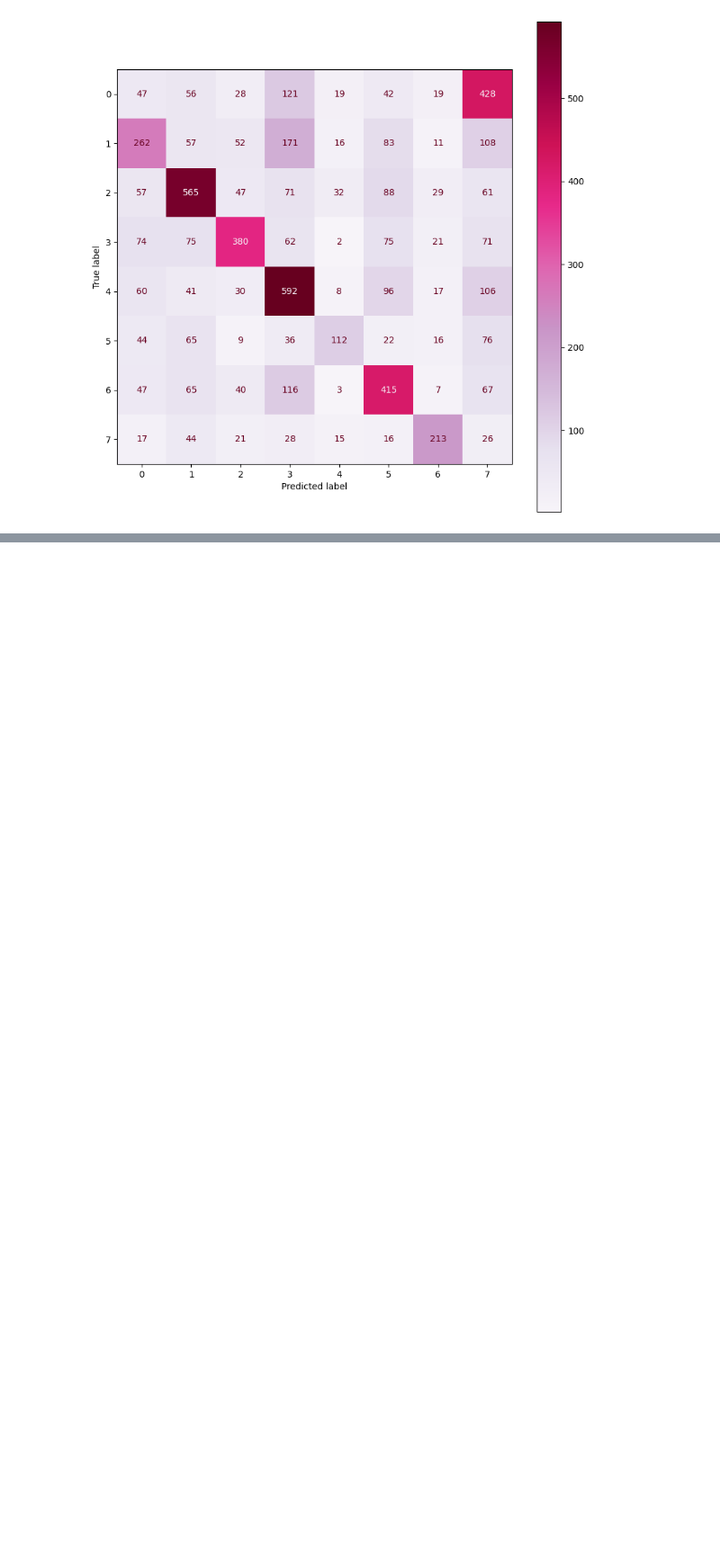
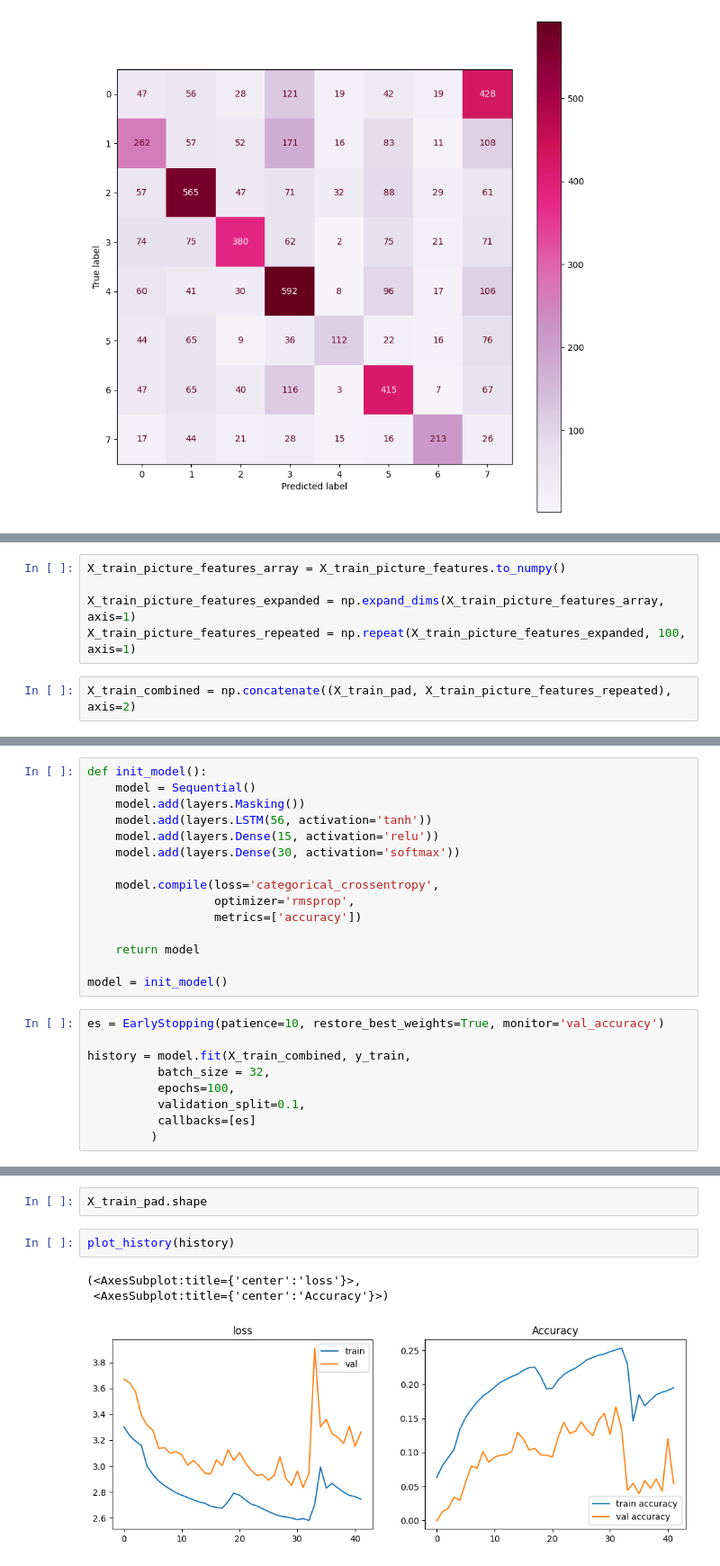
Before and after one commit to NahiaPeschard/wagon_book_cover, a Jupyter notebook: notebooks/elli_google_nlp2.ipynb, the cells around one changed output, grey strips where cells are left out. Shown at 90% size. Drawn from its saved outputs; the diff is of its cells as text; blank space fills up the shorter version.

```diff
--- a/notebooks/elli_google_nlp2.ipynb
+++ b/notebooks/elli_google_nlp2.ipynb
@@ -829,0 +931,7 @@ disp.plot(cmap="PuRd", ax=ax)
+# %%
+X_train_picture_features_array = X_train_picture_features.to_numpy()
+
+X_train_picture_features_expanded = np.expand_dims(X_train_picture_features_array, axis=1)
+X_train_picture_features_repeated = np.repeat(X_train_picture_features_expanded, 100, axis=1)
+# %%
+X_train_combined = np.concatenate((X_train_pad, X_train_picture_features_repeated), axis=2)
@@ -829,0 +948,24 @@ disp.plot(cmap="PuRd", ax=ax)
+# %%
+def init_model():
+    model = Sequential()
+    model.add(layers.Masking())
+    model.add(layers.LSTM(56, activation='tanh'))
+    model.add(layers.Dense(15, activation='relu'))
+    model.add(layers.Dense(30, activation='softmax'))
+
+    model.compile(loss='categorical_crossentropy',
+                  optimizer='rmsprop',
+                  metrics=['accuracy'])
+
+    return model
+
+model = init_model()
+# %%
+es = EarlyStopping(patience=10, restore_best_weights=True, monitor='val_accuracy')
+
+history = model.fit(X_train_combined, y_train,
+          batch_size = 32,
+          epochs=100,
+          validation_split=0.1,
+          callbacks=[es]
+         )
@@ -829,0 +990,8 @@ disp.plot(cmap="PuRd", ax=ax)
+# %%
+X_train_pad.shape
+# %%
+plot_history(history)
+# %% [output]
+(<AxesSubplot:title={'center':'loss'}>,
+ <AxesSubplot:title={'center':'Accuracy'}>)
+[figure, added]
```
Also changed, not shown: parts of 20 cells of this notebook.
